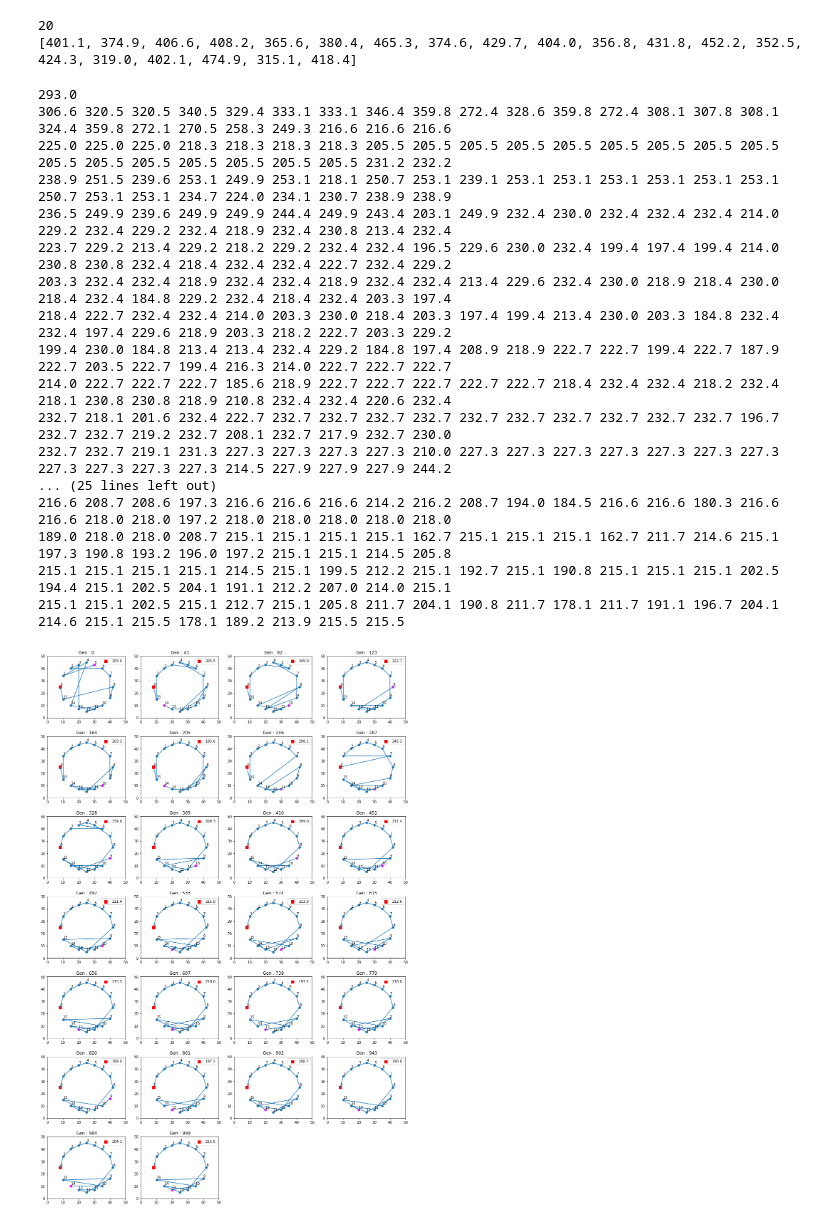
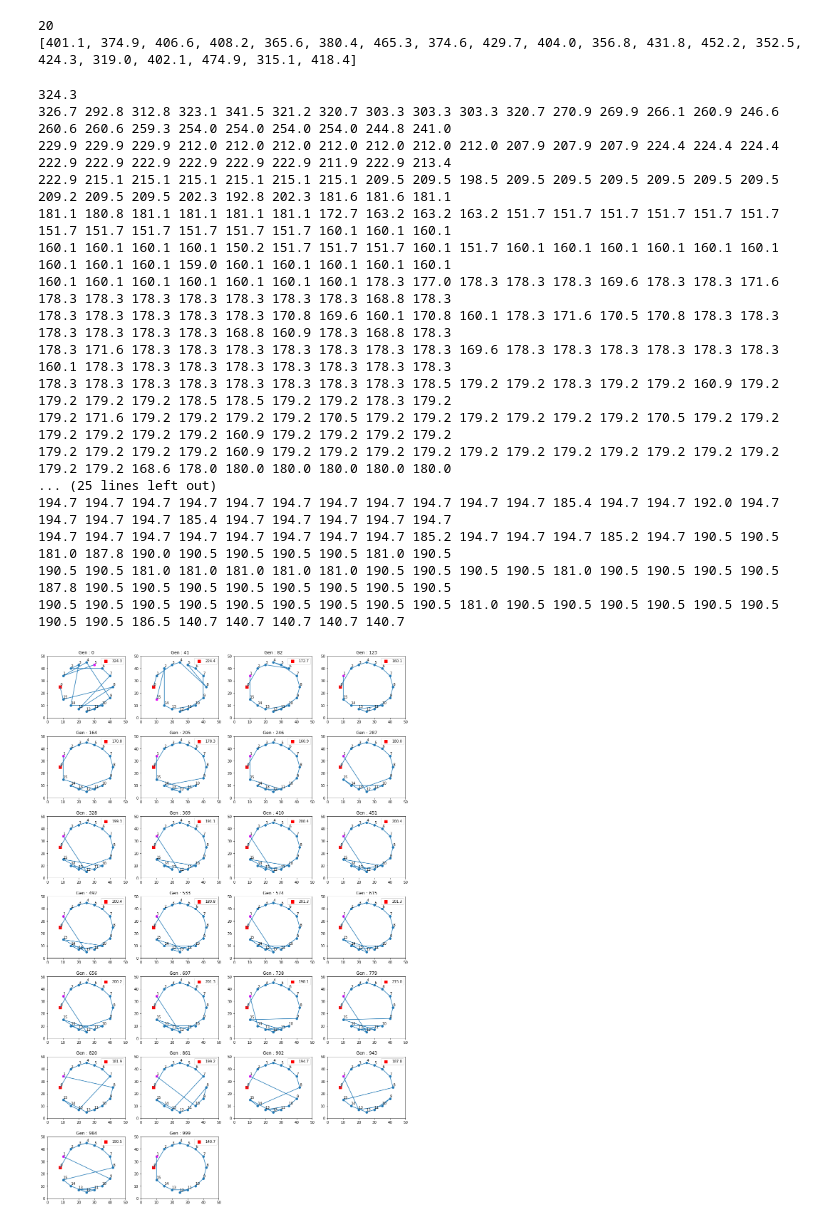
Before and after one commit to 0exia099/-, a Jupyter notebook: 4/P00_Genetic_algo (4).ipynb, the cells around one changed output. Cells and saved outputs as stored; diff of their text form; code cells hidden in the pictures.

```diff
--- a/4/P00_Genetic_algo (4).ipynb
+++ b/4/P00_Genetic_algo (4).ipynb
@@ -172,21 +172,22 @@ for k in range(repeat):     # 반복회수만큼 세대 반복
     sorted_score_index = np.argsort(score)
     bestIndex = sorted_score_index[0]   # elite
     par_candi = sorted_score_index[1:]  # elite 뺀 나머지
-    worst = score[sorted_score_index[-1]]
-    best = score[bestIndex]
+
+    worst = score[par_candi[-1]]    # elite뺀 나머지 중 최악
+    best = score[par_candi[0]]  # elite뺀 나머지 중 최고
+
     f = []
     for i in par_candi:
-        # 가중치 함수를 뭘로 해야될지 모르겠음(바로 밑에게 인터넷에서 찾아보니까 쓴다는 함수고, 맨 밑이 그냥 역수 한거, 중간거가 그냥 내가 임의로 한거)
-        #fi = (worst - score[i]) + ((worst - best) / 3)    # 나쁜 해들이 선택이 거의 안되는걸 막기위해 사용한 적합도(인터넷에 보니까 이거 쓴다는데 애들 진화가 너무 느림. 결과 잘 안나옴)
-        #fi = worst - score[i] + 1  # 대충 정한 적합도. worst인것은 0이 되는거 막기위한 +1 (결과 잘 안나옴)
-        fi = 1/score[i] # 역수를 가중치로 사용(결과 잘 안나옴)
-        # 엘리트는 다 결과 잘 안나옴
+        fi = (worst - score[i]) + ((worst - best) / 3)    # 나쁜 해들의 선택이 거의 안되는걸 막기위해 사용한 적합도
+        #fi = 1 / score[i] # 역수를 가중치로 사용
         f.append(fi)
     sum_f = sum(f)
-    if int(sum_f) == 0: # score의 값이 모두 같은 경우
+    if int(sum_f) == 0: # score의 값이 모두 같은 경우(위에거 가중치 쓸때 필요)
         f1 = [1/len(f) for i in range(len(f))]
     else:
         f1 = [f[i] / sum_f for i in range(len(f))]
+
+    # f1 = [f[i] / sum_f for i in range(len(f))]
     pop = new_gen_for_roulette_wheel_elite(pop, par_candi, nCity, f1, bestIndex)            # 무작위 교배 후 다음 세대 생성
 
     score = []
@@ -197,47 +198,47 @@ for k in range(repeat):     # 반복회수만큼 세대 반복
         print()
 
 ###### 각 step 세대마다 적합도 1위 개체의 순회 경로 그리기  ######
     if k != s*step and k != repeat-1 :
         continue
     plt.subplot(7,4,s+1)
     plt.subplots_adjust(hspace=0.3)
     plt.scatter(x[0], y[0], marker='s', c='red', s=55)
     plt.scatter(x[1:], y[1:])
     plt.scatter(x[pop[first][-1]], y[pop[first][-1]], c='magenta')
     for i in range(nCity):
         plt.text(pos[i][0], pos[i][1]+1, i)
 
     plotX = []
     plotX.append(pos[0][0])
     plotY = []
     plotY.append(pos[0][1])
     for i in range(nCity-1):
         plotX.append(pos[pop[first][i]][0])
         plotY.append(pos[pop[first][i]][1])
 
     plt.plot(plotX, plotY)
 
     plt.legend([str(score[first])])
     plt.xlim(0,50)
     plt.ylim(0,50)
     plt.title("Gen : {}".format(k))
     s = s+1
 # %% [output]
-293.0
-306.6 320.5 320.5 340.5 329.4 333.1 333.1 346.4 359.8 272.4 328.6 359.8 272.4 308.1 307.8 308.1 324.4 359.8 272.1 270.5 258.3 249.3 216.6 216.6 216.6
-225.0 225.0 225.0 218.3 218.3 218.3 218.3 205.5 205.5 205.5 205.5 205.5 205.5 205.5 205.5 205.5 205.5 205.5 205.5 205.5 205.5 205.5 205.5 231.2 232.2
-238.9 251.5 239.6 253.1 249.9 253.1 218.1 250.7 253.1 239.1 253.1 253.1 253.1 253.1 253.1 253.1 250.7 253.1 253.1 234.7 224.0 234.1 230.7 238.9 238.9
-236.5 249.9 239.6 249.9 249.9 244.4 249.9 243.4 203.1 249.9 232.4 230.0 232.4 232.4 232.4 214.0 229.2 232.4 229.2 232.4 218.9 232.4 230.8 213.4 232.4
-223.7 229.2 213.4 229.2 218.2 229.2 232.4 232.4 196.5 229.6 230.0 232.4 199.4 197.4 199.4 214.0 230.8 230.8 232.4 218.4 232.4 232.4 222.7 232.4 229.2
-203.3 232.4 232.4 218.9 232.4 232.4 218.9 232.4 232.4 213.4 229.6 232.4 230.0 218.9 218.4 230.0 218.4 232.4 184.8 229.2 232.4 218.4 232.4 203.3 197.4
-218.4 222.7 232.4 232.4 214.0 203.3 230.0 218.4 203.3 197.4 199.4 213.4 230.0 203.3 184.8 232.4 232.4 197.4 229.6 218.9 203.3 218.2 222.7 203.3 229.2
-199.4 230.0 184.8 213.4 213.4 232.4 229.2 184.8 197.4 208.9 218.9 222.7 222.7 199.4 222.7 187.9 222.7 203.5 222.7 199.4 216.3 214.0 222.7 222.7 222.7
-214.0 222.7 222.7 222.7 185.6 218.9 222.7 222.7 222.7 222.7 222.7 218.4 232.4 232.4 218.2 232.4 218.1 230.8 230.8 218.9 210.8 232.4 232.4 220.6 232.4
-232.7 218.1 201.6 232.4 222.7 232.7 232.7 232.7 232.7 232.7 232.7 232.7 232.7 232.7 232.7 196.7 232.7 232.7 219.2 232.7 208.1 232.7 217.9 232.7 230.0
-232.7 232.7 219.1 231.3 227.3 227.3 227.3 227.3 210.0 227.3 227.3 227.3 227.3 227.3 227.3 227.3 227.3 227.3 227.3 227.3 214.5 227.9 227.9 227.9 244.2
+324.3
+326.7 292.8 312.8 323.1 341.5 321.2 320.7 303.3 303.3 303.3 320.7 270.9 269.9 266.1 260.9 246.6 260.6 260.6 259.3 254.0 254.0 254.0 254.0 244.8 241.0
+229.9 229.9 229.9 212.0 212.0 212.0 212.0 212.0 212.0 212.0 207.9 207.9 207.9 224.4 224.4 224.4 222.9 222.9 222.9 222.9 222.9 222.9 211.9 222.9 213.4
+222.9 215.1 215.1 215.1 215.1 215.1 215.1 209.5 209.5 198.5 209.5 209.5 209.5 209.5 209.5 209.5 209.2 209.5 209.5 202.3 192.8 202.3 181.6 181.6 181.1
+181.1 180.8 181.1 181.1 181.1 181.1 172.7 163.2 163.2 163.2 151.7 151.7 151.7 151.7 151.7 151.7 151.7 151.7 151.7 151.7 151.7 151.7 160.1 160.1 160.1
+160.1 160.1 160.1 160.1 150.2 151.7 151.7 151.7 160.1 151.7 160.1 160.1 160.1 160.1 160.1 160.1 160.1 160.1 160.1 159.0 160.1 160.1 160.1 160.1 160.1
+160.1 160.1 160.1 160.1 160.1 160.1 160.1 178.3 177.0 178.3 178.3 178.3 169.6 178.3 178.3 171.6 178.3 178.3 178.3 178.3 178.3 178.3 178.3 168.8 178.3
+178.3 178.3 178.3 178.3 178.3 170.8 169.6 160.1 170.8 160.1 178.3 171.6 170.5 170.8 178.3 178.3 178.3 178.3 178.3 178.3 168.8 160.9 178.3 168.8 178.3
+178.3 171.6 178.3 178.3 178.3 178.3 178.3 178.3 178.3 169.6 178.3 178.3 178.3 178.3 178.3 178.3 160.1 178.3 178.3 178.3 178.3 178.3 178.3 178.3 178.3
+178.3 178.3 178.3 178.3 178.3 178.3 178.3 178.3 178.5 179.2 179.2 178.3 179.2 179.2 160.9 179.2 179.2 179.2 179.2 178.5 178.5 179.2 179.2 178.3 179.2
+179.2 171.6 179.2 179.2 179.2 179.2 170.5 179.2 179.2 179.2 179.2 179.2 179.2 170.5 179.2 179.2 179.2 179.2 179.2 179.2 160.9 179.2 179.2 179.2 179.2
+179.2 179.2 179.2 179.2 160.9 179.2 179.2 179.2 179.2 179.2 179.2 179.2 179.2 179.2 179.2 179.2 179.2 179.2 168.6 178.0 180.0 180.0 180.0 180.0 180.0
 ... (25 lines left out)
-216.6 208.7 208.6 197.3 216.6 216.6 216.6 214.2 216.2 208.7 194.0 184.5 216.6 216.6 180.3 216.6 216.6 218.0 218.0 197.2 218.0 218.0 218.0 218.0 218.0
-189.0 218.0 218.0 208.7 215.1 215.1 215.1 215.1 162.7 215.1 215.1 215.1 162.7 211.7 214.6 215.1 197.3 190.8 193.2 196.0 197.2 215.1 215.1 214.5 205.8
-215.1 215.1 215.1 215.1 214.5 215.1 199.5 212.2 215.1 192.7 215.1 190.8 215.1 215.1 215.1 202.5 194.4 215.1 202.5 204.1 191.1 212.2 207.0 214.0 215.1
-215.1 215.1 202.5 215.1 212.7 215.1 205.8 211.7 204.1 190.8 211.7 178.1 211.7 191.1 196.7 204.1 214.6 215.1 215.5 178.1 189.2 213.9 215.5 215.5
+194.7 194.7 194.7 194.7 194.7 194.7 194.7 194.7 194.7 194.7 194.7 185.4 194.7 194.7 192.0 194.7 194.7 194.7 194.7 185.4 194.7 194.7 194.7 194.7 194.7
+194.7 194.7 194.7 194.7 194.7 194.7 194.7 194.7 185.2 194.7 194.7 194.7 185.2 194.7 190.5 190.5 181.0 187.8 190.0 190.5 190.5 190.5 190.5 181.0 190.5
+190.5 190.5 181.0 181.0 181.0 181.0 181.0 190.5 190.5 190.5 190.5 181.0 190.5 190.5 190.5 190.5 187.8 190.5 190.5 190.5 190.5 190.5 190.5 190.5 190.5
+190.5 190.5 190.5 190.5 190.5 190.5 190.5 190.5 190.5 181.0 190.5 190.5 190.5 190.5 190.5 190.5 190.5 190.5 186.5 140.7 140.7 140.7 140.7 140.7
-[figure, old version]
+[figure, new version]
```
Also changed, not shown: 3 other files.
